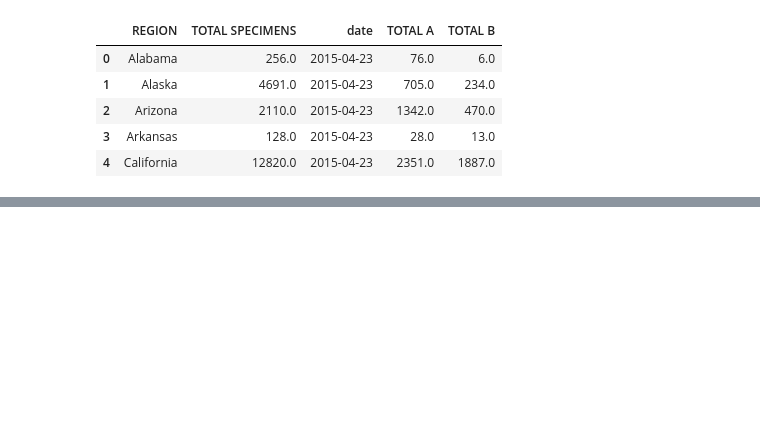
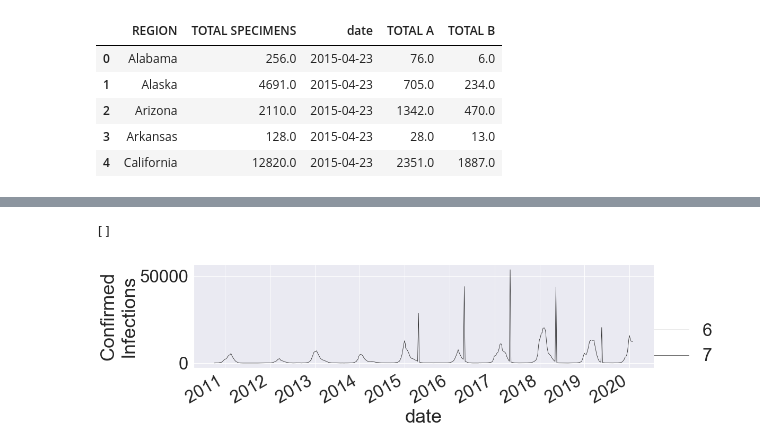
Before and after one commit to clayton-summitt/Influenza, a Jupyter notebook: CDC_Influenza_surveillance_by_state.ipynb, the cells around one changed output, grey strips where cells are left out. Saved outputs shown, nothing was run; the diff lists cells and outputs as text; code cells hidden in the pictures; blank space fills up the shorter version.

Commit message:
preliminary EDA complete, time series graphed for eight states

```diff
--- a/CDC_Influenza_surveillance_by_state.ipynb
+++ b/CDC_Influenza_surveillance_by_state.ipynb
@@ -116,0 +115,3 @@ combined_labs_pre_2015_df.head()
+# %%
+combined_labs_pre_2015_df.drop(columns= ["REGION TYPE","A (2009 H1N1)", "A (H3)" ,"H3N2v",  "B","A (Subtyping not Performed)","YEAR","WEEK", "PERCENT POSITIVE", "A (H1)",  "A (Unable to Subtype)"], inplace = True)
+combined_labs_pre_2015_df.head()
@@ -116,0 +125,9 @@ combined_labs_pre_2015_df.head()
+# %%
+ten_year_influenza_confirmed = pd.concat([combined_labs_pre_2015_df,public_health_lad_df,clinical_lab_df], sort=False)
+# %%
+
+ten_year_influenza_confirmed['Confirmed_Infections'] = ten_year_influenza_confirmed["TOTAL A"] + ten_year_influenza_confirmed["TOTAL B"]
+total_infections =ten_year_influenza_confirmed.groupby(["date"]).sum()
+
+total_infections.reset_index(inplace=True)
+total_infections.head()
@@ -116,0 +141,14 @@ combined_labs_pre_2015_df.head()
+# %%
+# the following states have higher morbidity rates due to influenza than the nations averag of 13.5 per 100,000. We will examin them first
+states_of_interest=["Hawaii"," Mississippi", "Tennessee","New York","Nevada","Kentucky","West Virginia","Alabama", "Arkansas"]
+
+
+mask_list = [ten_year_influenza_confirmed["REGION"] == state for state in states_of_interest]
+
+g = sns.relplot(x="date", y="Confirmed_Infections",  kind="line", data=total_infections, size=7, aspect=3,color = "k" )
+g.fig.autofmt_xdate()
+plt.ylabel("Confirmed\nInfections")
+plt.plot()
+# %% [output]
+[]
+[figure, added]
```
Also changed, not shown: parts of 7 cells of this notebook, 1 other file.
